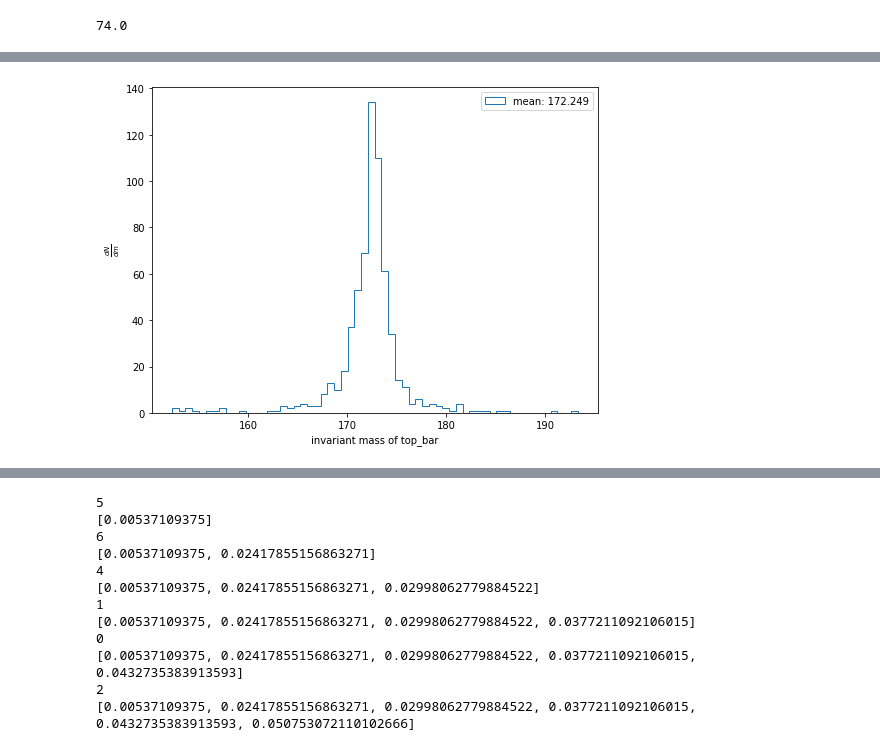
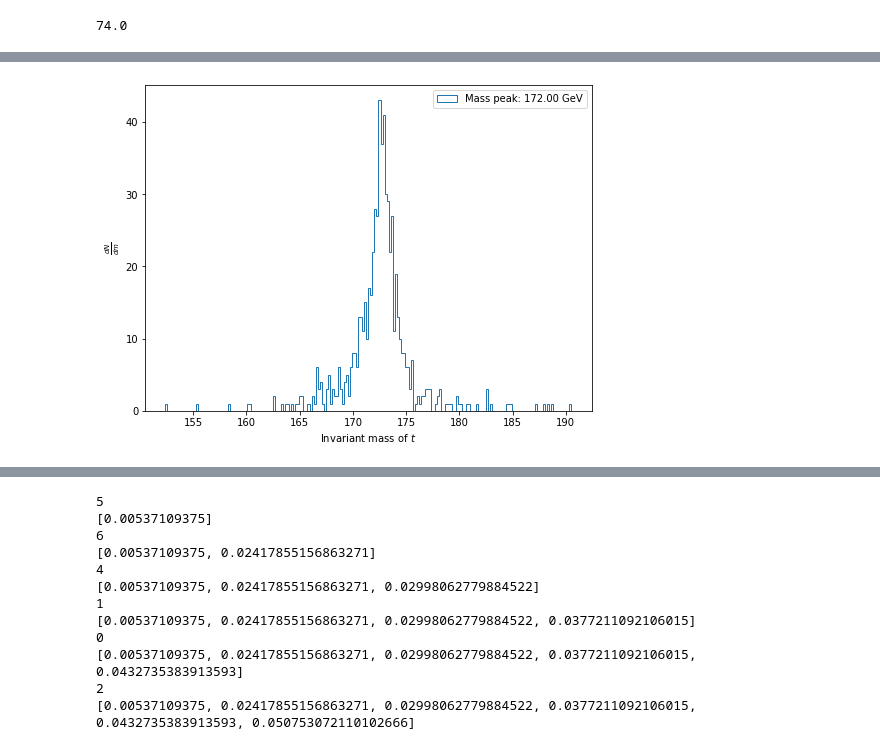
Before and after one commit to mfenton0/HEP-jet-assignment, a Jupyter notebook: analysis_script/demo/hdf5_read_demo.ipynb, the cells around one changed output, grey strips where cells are left out. Drawn from its saved outputs; the diff is of its cells as text; code cells hidden in the pictures.

```diff
--- a/analysis_script/demo/hdf5_read_demo.ipynb
+++ b/analysis_script/demo/hdf5_read_demo.ipynb
@@ -155,3 +147,7 @@ plt.show()
+# %%
+plot_hist(top_inv, r'Invariant mass of $t$')
+# %% [output]
+[figure, added]
 # %%
 for i in range(len(N_match_top_in_event)):
     if N_match_top_in_event[i] == 2:
@@ -179,12 +175,3 @@ for i in range(len(N_match_top_in_event)):
         tmp_p = np.sqrt( (e_3 + e_4 + e_5)**2 - (px_3 + px_4 + px_5)**2 - (py_3 + py_4 + py_5)**2 - (pz_3 + pz_4 + pz_5)**2  )
 
         top_bar_inv.append(tmp_p)
-# %%
-plt.figure(figsize=(8,6))
-plt.hist(top_bar_inv,  bins = 60 ,histtype='step', label='mean: {0:.3f}'.format(np.mean(top_bar_inv)))
-plt.xlabel('invariant mass of top_bar')
-plt.ylabel(r'$\frac{dN}{dm}$')
-plt.legend(loc='upper right')
-plt.show()
-# %% [output]
-[figure, removed]
```
Also changed, not shown: parts of 16 cells of this notebook.
